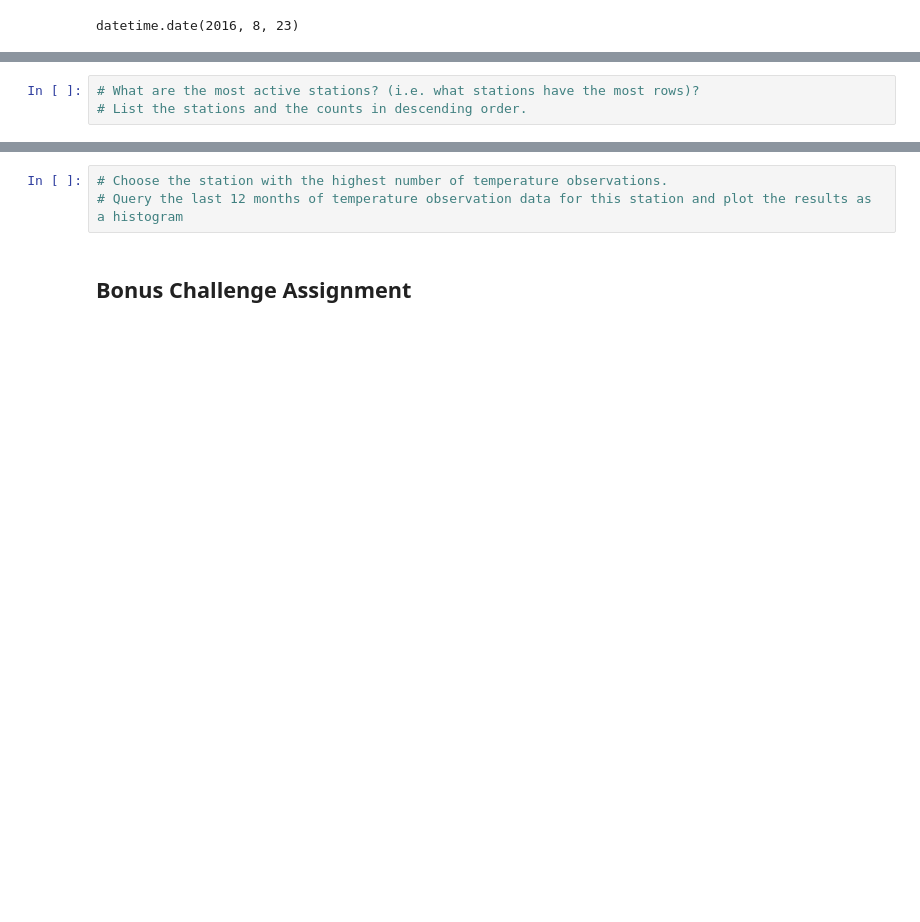
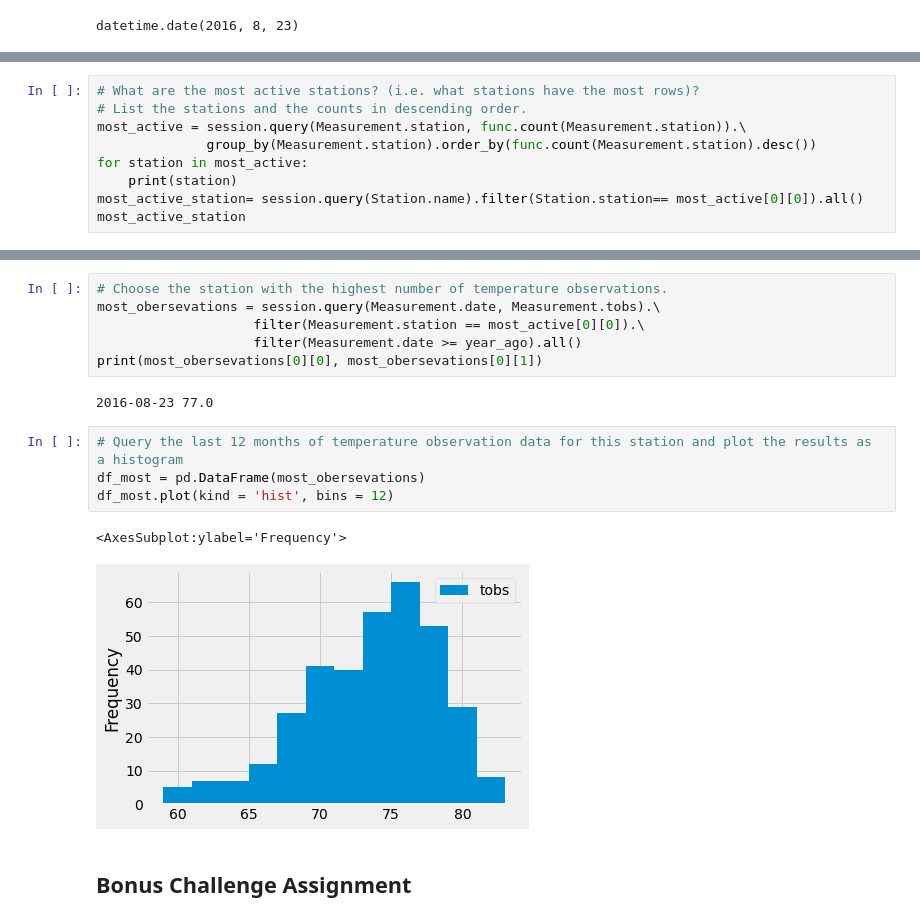
Before and after one commit to paulywog13/sqlalchemy-challenge, a Jupyter notebook: climate_starter.ipynb, the cells around one changed output, grey strips where cells are left out. Cells and saved outputs as stored; diff of their text form; blank space fills up the shorter version.

```diff
--- a/climate_starter.ipynb
+++ b/climate_starter.ipynb
@@ -158,3 +182,9 @@ prcp
 # %%
 # What are the most active stations? (i.e. what stations have the most rows)?
 # List the stations and the counts in descending order.
+most_active = session.query(Measurement.station, func.count(Measurement.station)).\
+              group_by(Measurement.station).order_by(func.count(Measurement.station).desc())
+for station in most_active:
+    print(station)
+most_active_station= session.query(Station.name).filter(Station.station== most_active[0][0]).all()
+most_active_station
@@ -164,6 +215,18 @@ prcp
+# %%
+# Choose the station with the highest number of temperature observations.
+most_obersevations = session.query(Measurement.date, Measurement.tobs).\
+                    filter(Measurement.station == most_active[0][0]).\
+                    filter(Measurement.date >= year_ago).all()
+print(most_obersevations[0][0], most_obersevations[0][1])
+# %% [output]
+2016-08-23 77.0
 # %%
-# Choose the station with the highest number of temperature observations.
 # Query the last 12 months of temperature observation data for this station and plot the results as a histogram
+df_most = pd.DataFrame(most_obersevations)
+df_most.plot(kind = 'hist', bins = 12)
+# %% [output]
+<AxesSubplot:ylabel='Frequency'>
+[figure, added]
 # %% [markdown]
 ## Bonus Challenge Assignment
 # %%
```
Also changed, not shown: parts of 9 cells of this notebook.
